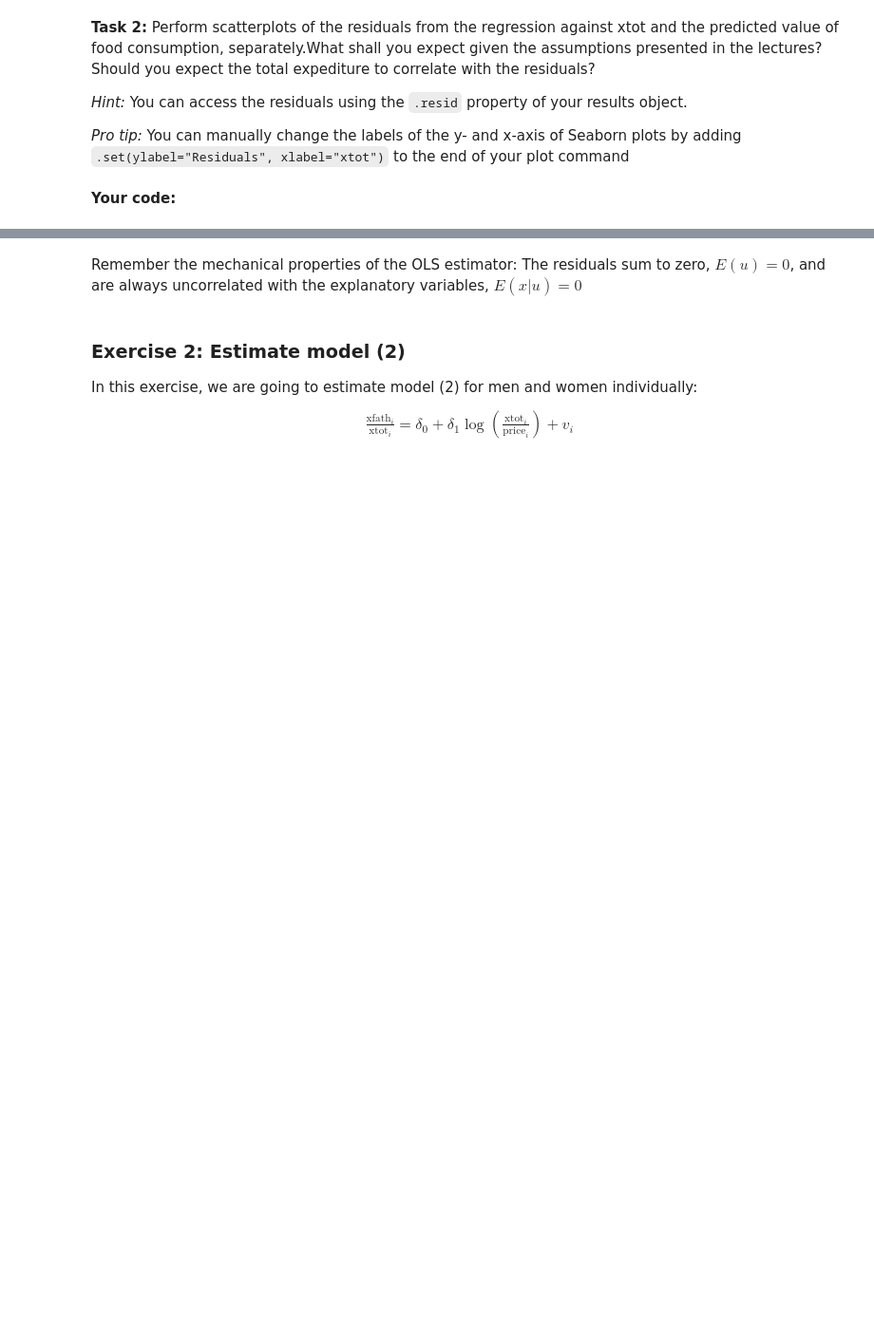
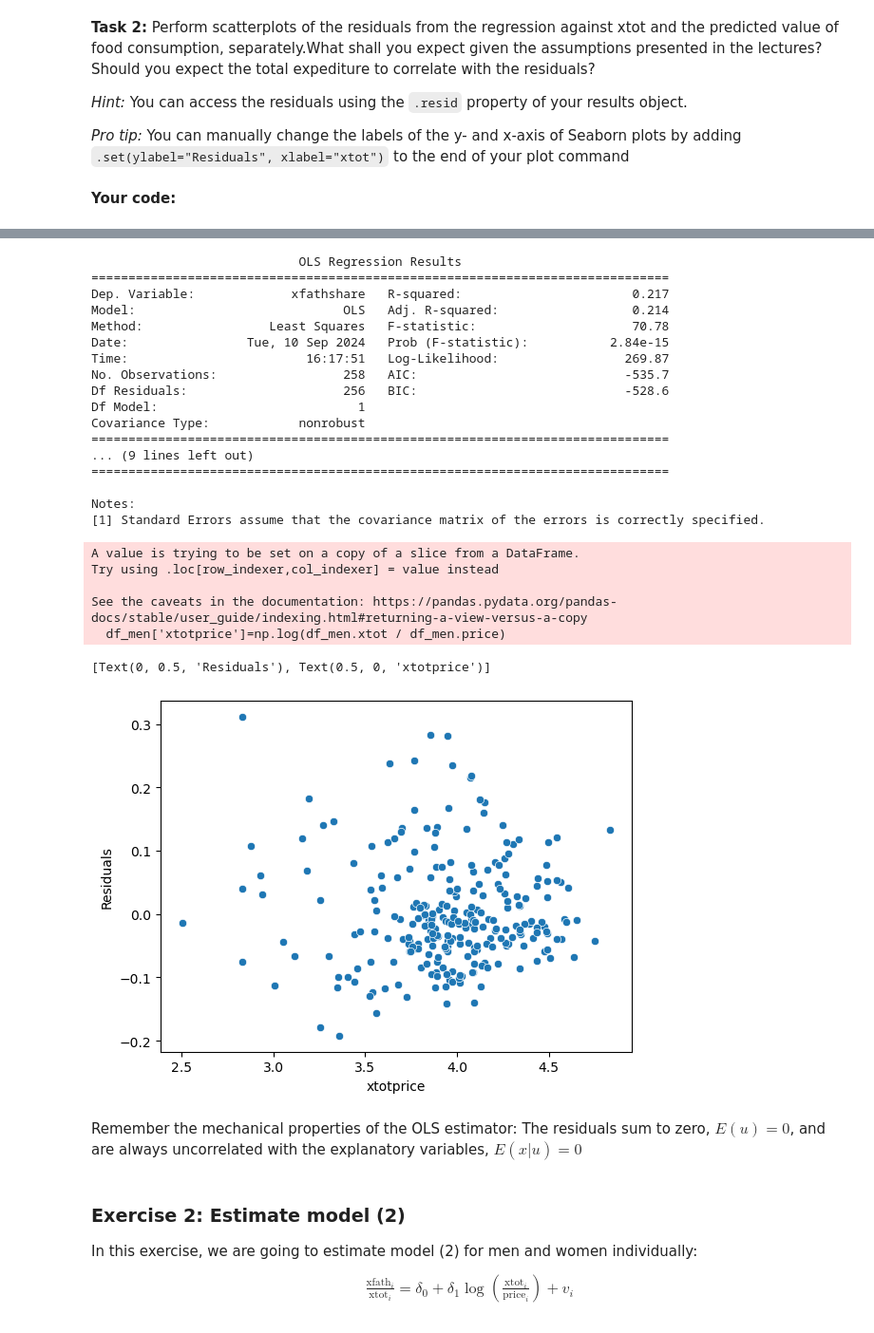
Before and after one commit to Wstokkendahl/EconometricsA-1, a Jupyter notebook: 2_class/PS2_EngelCurves/ex_ante.ipynb, the cells around one changed output, grey strips where cells are left out. Shown at 95% size. Cells and saved outputs as stored; diff of their text form; code cells hidden in the pictures; blank space fills up the shorter version.

```diff
--- a/2_class/PS2_EngelCurves/ex_ante.ipynb
+++ b/2_class/PS2_EngelCurves/ex_ante.ipynb
@@ -181,3 +231,40 @@ _Pro tip:_ You can manually change the labels of the y- and x-axis of Seaborn pl
+# %%
+# Task 2b
+import math as m
+import numpy as np
+df_men['xtotprice']=np.log(df_men.xtot / df_men.price)
+#display(df_men.xtotprice)
+
+model_sm2 = sm.OLS(df_men['xfathshare'], df_men[['const','xtotprice']]).fit()
+print(model_sm2.summary())
+X2 = df_men[['const','xtotprice']]
+
+sns.scatterplot(x='xtotprice',y=model_sm2.resid,data=df_men).set(ylabel="Residuals", xlabel="xtotprice")
+# %% [output]
+                            OLS Regression Results
+==============================================================================
+Dep. Variable:             xfathshare   R-squared:                       0.217
+Model:                            OLS   Adj. R-squared:                  0.214
+Method:                 Least Squares   F-statistic:                     70.78
+Date:                Tue, 10 Sep 2024   Prob (F-statistic):           2.84e-15
+Time:                        16:17:51   Log-Likelihood:                 269.87
+No. Observations:                 258   AIC:                            -535.7
+Df Residuals:                     256   BIC:                            -528.6
+Df Model:                           1
+Covariance Type:            nonrobust
+==============================================================================
+... (9 lines left out)
+==============================================================================
+
+Notes:
+[1] Standard Errors assume that the covariance matrix of the errors is correctly specified.
+A value is trying to be set on a copy of a slice from a DataFrame.
+Try using .loc[row_indexer,col_indexer] = value instead
+
+See the caveats in the documentation: https://pandas.pydata.org/pandas-docs/stable/user_guide/indexing.html#returning-a-view-versus-a-copy
+  df_men['xtotprice']=np.log(df_men.xtot / df_men.price)
+[Text(0, 0.5, 'Residuals'), Text(0.5, 0, 'xtotprice')]
+[figure, added]
 # %% [markdown]
 Remember the mechanical properties of the OLS estimator: The residuals sum to zero, $E(u)=0$, and are always uncorrelated with the explanatory variables, $E(x|u)=0$
 # %% [markdown]
```
Also changed, not shown: parts of 9 cells of this notebook.
